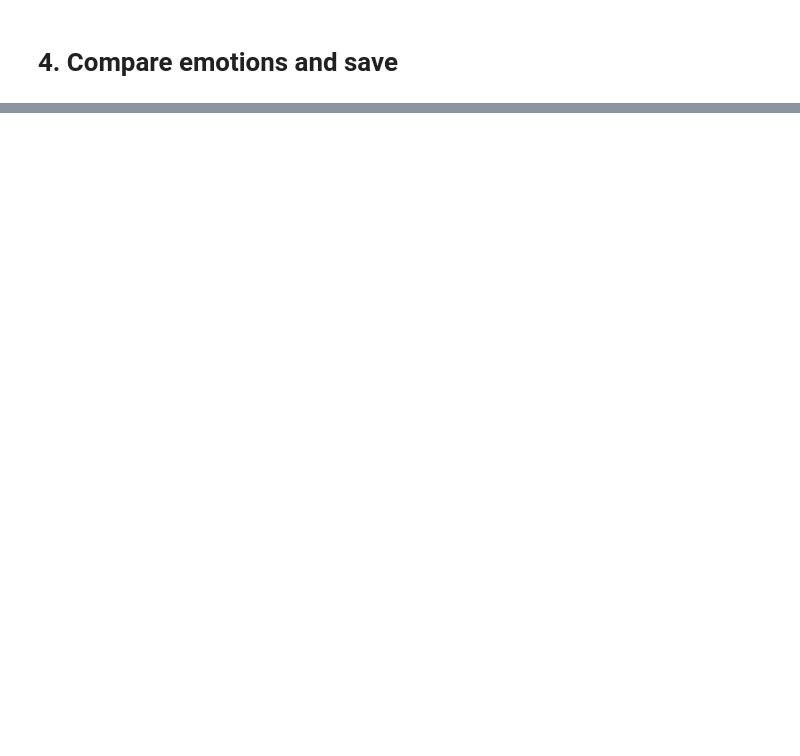
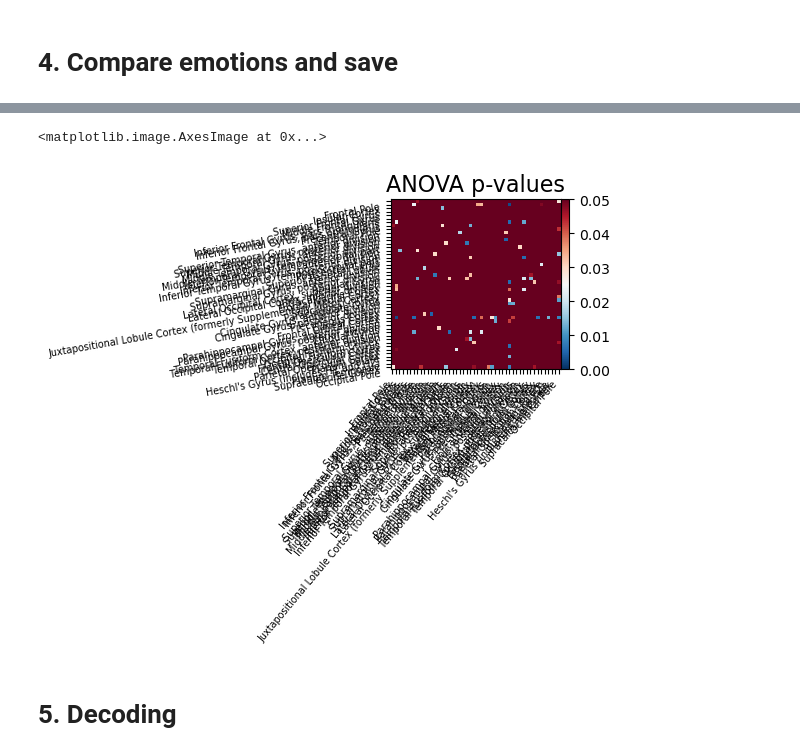
Before and after one commit to GalhardoCorreia/MusicBrainNetwork, a Jupyter notebook: scripts/functional-connectivity_BD.ipynb, the cells around one changed output, grey strips where cells are left out. Drawn from its saved outputs; the diff is of its cells as text; code cells hidden in the pictures; blank space fills up the shorter version.

```diff
--- a/scripts/functional-connectivity_BD.ipynb
+++ b/scripts/functional-connectivity_BD.ipynb
@@ -296,0 +331,3 @@ plotting.plot_matrix(correlation_matrix, labels=labels[1:], colorbar=True, vmax=
+# %%
+# rename the columns
+df.columns = [f'conn_{i}' for i in range(number_of_regions * number_of_regions)] + ['target']
@@ -296,0 +350,40 @@ plotting.plot_matrix(correlation_matrix, labels=labels[1:], colorbar=True, vmax=
+# %%
+# ANOVA analysis for each region
+
+from statsmodels.formula.api import ols
+
+from statsmodels.stats.anova import anova_lm
+
+# create a dictionary to store the results
+results = {}
+
+df = df.rename(columns={0: "conn0"})
+
+for i in range(number_of_regions * number_of_regions):
+
+        # create the formula
+        formula = f'conn_{i} ~ C(target)'
+
+        # create the model
+        model = ols(formula, data=df).fit()
+
+        # perform the ANOVA
+        aov_table = anova_lm(model, typ=2)
+
+        # store the results
+        results[i] = aov_table
+# %%
+# transform the p-value results into a square matrix
+anova_matrix = np.zeros((number_of_regions, number_of_regions))
+
+for i in range(number_of_regions):
+    for j in range(number_of_regions):
+        anova_matrix[i,j] = results[i * number_of_regions + j]['PR(>F)'][0]
+
+# Plot the p-values
+plotting.plot_matrix(anova_matrix, labels=labels[1:], vmax=0.05, vmin=0, title='ANOVA p-values')
+# %% [output]
+<matplotlib.image.AxesImage at 0x...>
+[figure, added]
+# %% [markdown]
+# 5. Decoding
```
Also changed, not shown: parts of 20 cells of this notebook, 24 other files.
